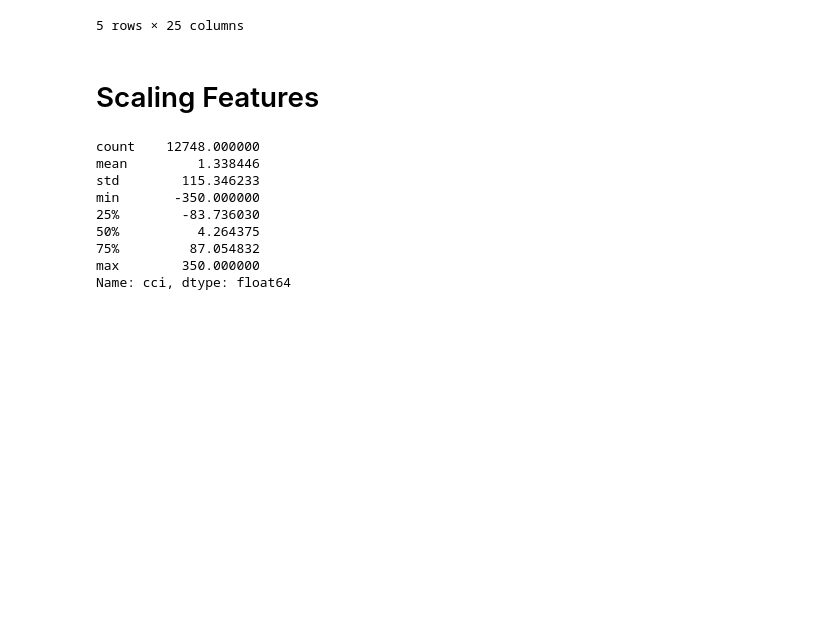
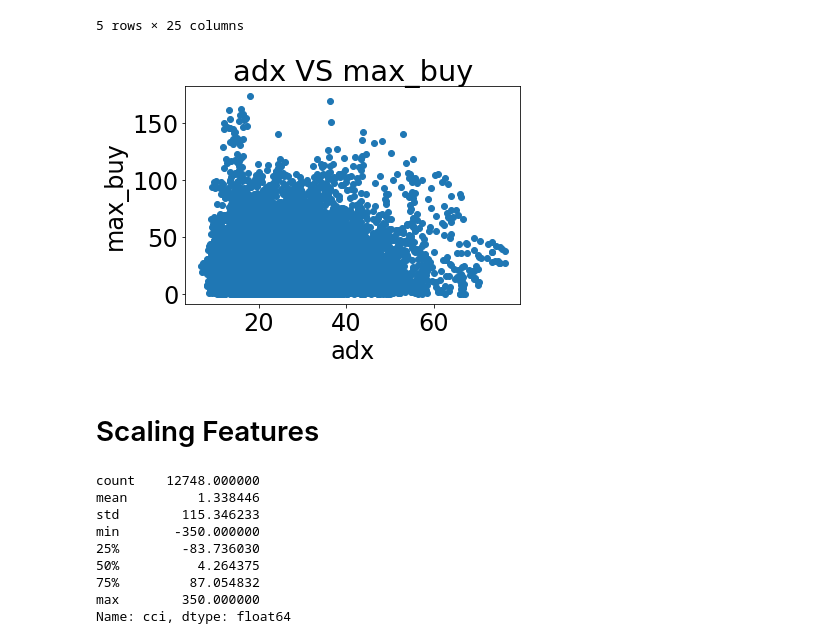
Before and after one commit to lorne-luo/ironman, a Jupyter notebook: mark2/3_training_and_optimazation.ipynb, the cells around one changed output. Drawn from its saved outputs; the diff is of its cells as text; code cells hidden in the pictures; blank space fills up the shorter version.

```diff
--- a/mark2/3_training_and_optimazation.ipynb
+++ b/mark2/3_training_and_optimazation.ipynb
@@ -49,6 +57,14 @@ df.tail()
 | 12759 | 2019-05-17 19:00:00 | 1.11593 | 1.11670 | 1.11592 | 1.11607 | 17097.71 | 19 | 7.8 | 38.04841 | 27.98237 | ... |
 | 12760 | 2019-05-17 20:00:00 | 1.11606 | 1.11613 | 1.11554 | 1.11582 | 4685.08 | 20 | 5.9 | 36.33250 | 27.23266 | ... |
 5 rows × 25 columns
+# %%
+plt.scatter(df['adx'],df['max_buy'])
+plt.title("adx VS max_buy")
+plt.ylabel("max_buy")
+plt.xlabel("adx")
+plt.show()
+# %% [output]
+[figure, added]
 # %% [markdown]
 # Scaling Features
 # %%
```
Also changed, not shown: parts of 25 cells of this notebook, 2 other files.
